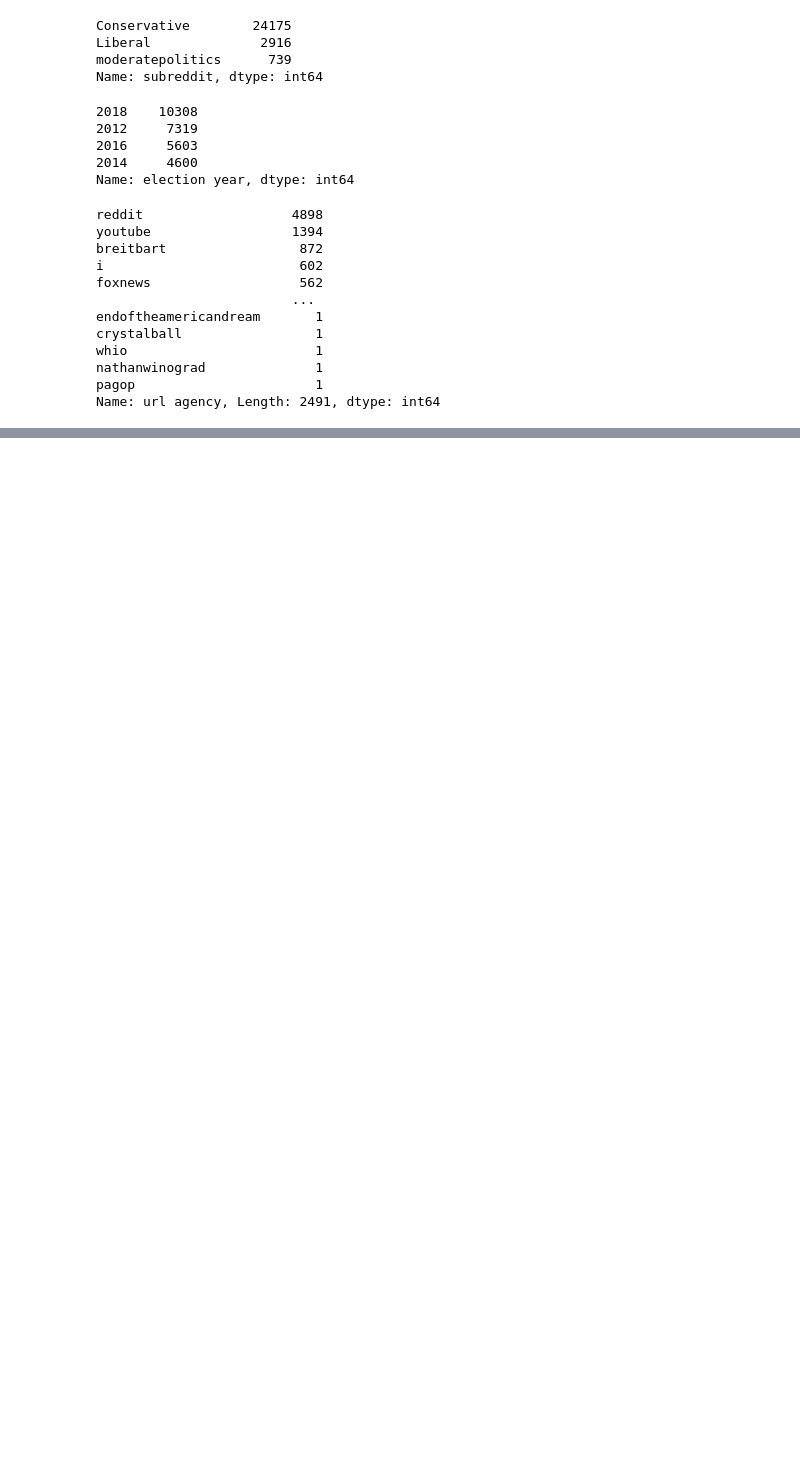
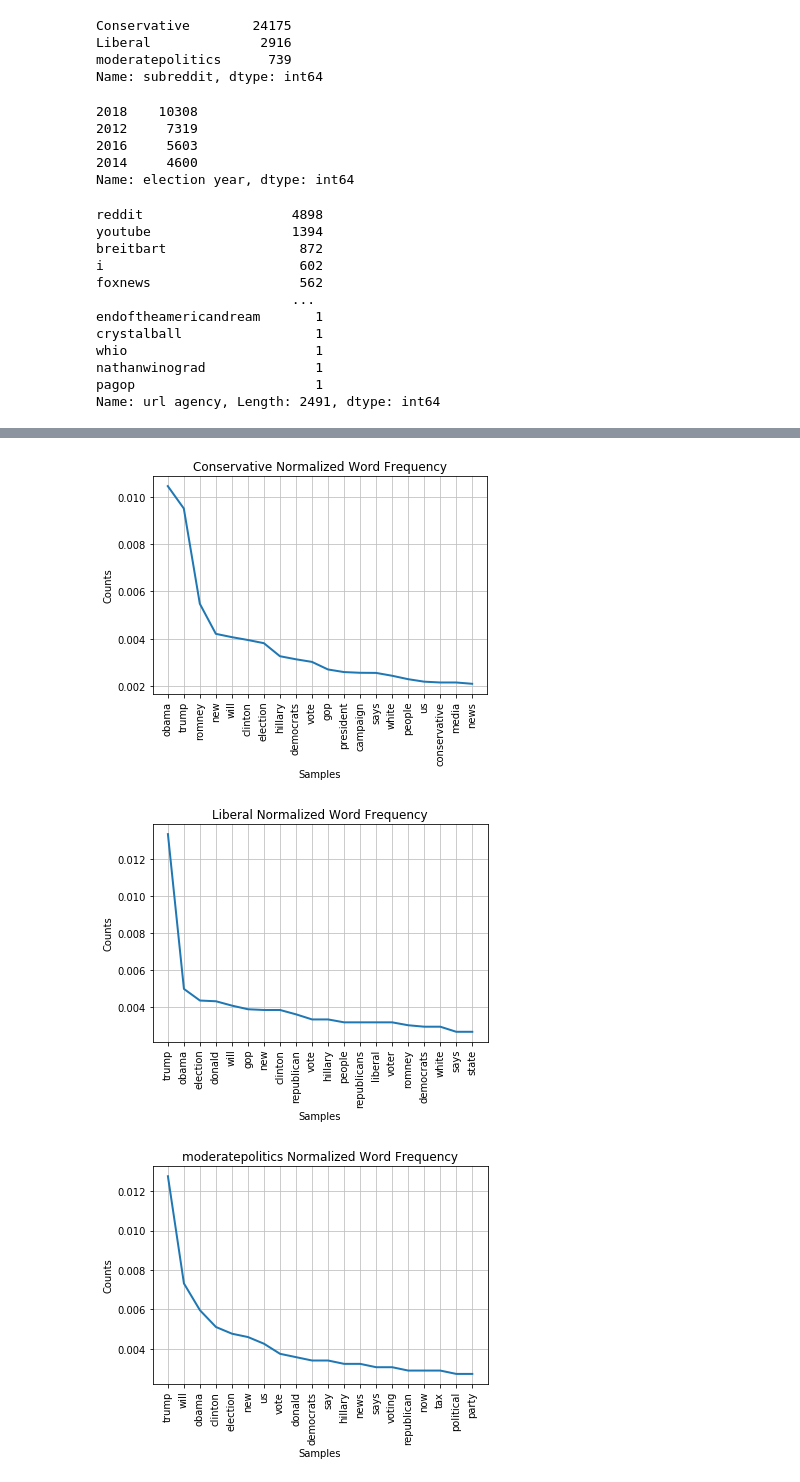
Before and after one commit to jake-w-schneider/CS109a-Group-81-Final-Project, a Jupyter notebook: API/Reddit/Reddit EDA.ipynb, the cells around one changed output, grey strips where cells are left out. Drawn from its saved outputs; the diff is of its cells as text; code cells hidden in the pictures; blank space fills up the shorter version.

```diff
--- a/API/Reddit/Reddit EDA.ipynb
+++ b/API/Reddit/Reddit EDA.ipynb
@@ -169,0 +167,34 @@ moderatepolitics
+# %%
+stopwords = set(STOPWORDS)
+
+for x in ['-','|']:
+    stopwords.add(x)
+# %%
+class_list = []
+freq_list = []
+word_list = []
+z=0
+
+for x, y in zip(word_dict['token_list'], subreddits):
+    filtered_sentence = []
+
+    for w in x:
+        if w not in stopwords:
+            filtered_sentence.append(w)
+
+
+    fd = nltk.FreqDist(filtered_sentence)
+    total = fd.N()
+    for word in fd:
+        fd[word] /= float(total)
+
+    fd.plot(20,cumulative=False,title = str(y)+" Normalized Word Frequency")
+
+    for word in fd:
+        word_list.append(word)
+        freq_list.append(fd[word])
+        class_list.append(y)
+# %% [output]
+[figure, added]
+[figure, added]
+[figure, added]
```
Also changed, not shown: parts of 9 cells of this notebook, 3 other files.
